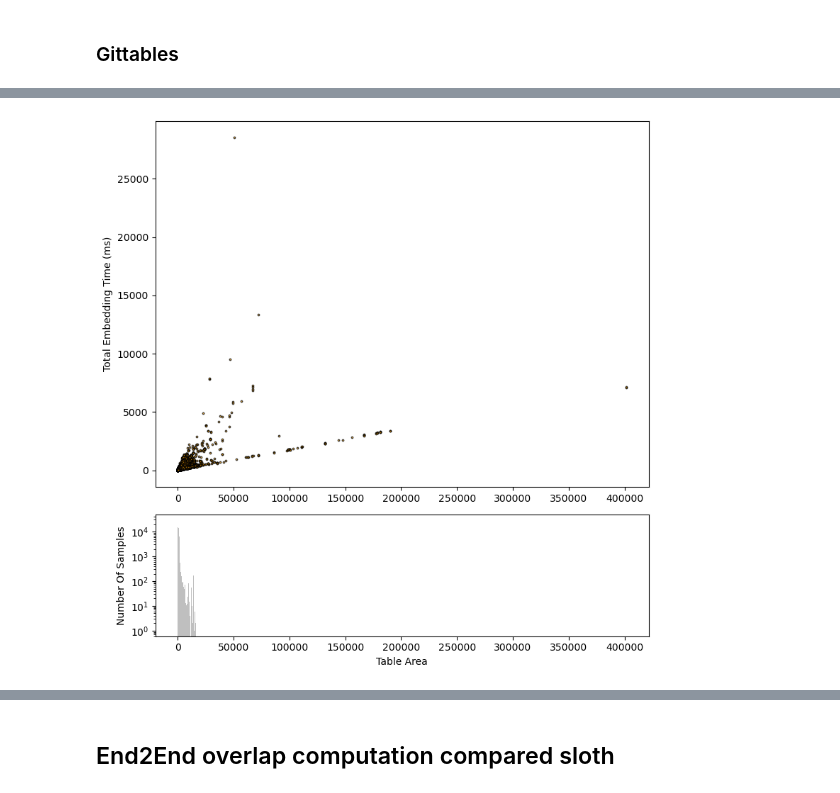
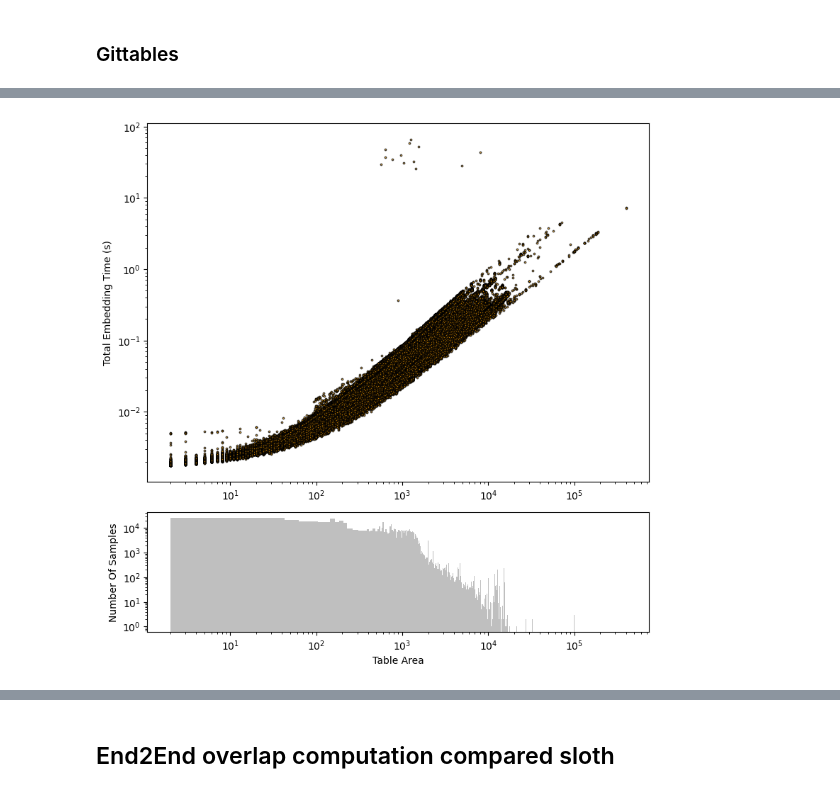
Before and after one commit to frapugna/GNNTE, a Jupyter notebook: _data_visualization.ipynb, the cells around one changed output, grey strips where cells are left out. Saved outputs shown, nothing was run; the diff lists cells and outputs as text; code cells hidden in the pictures.

```diff
--- a/_data_visualization.ipynb
+++ b/_data_visualization.ipynb
@@ -47,7 +15,0 @@ plot_data_distribution('/home/francesco.pugnaloni/GNNTE/Datasets/1_Gittables/lab
-# %%
-with open('/home/francesco.pugnaloni/GNNTE/test_data/t_exec/gen_emb_seq/mixed/emb_speed_git_wiki_full_optimezed_5_iters.pkl', 'rb') as f:
-    results = pickle.load(f)
-with open('/home/francesco.pugnaloni/GNNTE/test_data/t_exec/gen_emb_seq/wikidata/emb_speed_wikidata_1M.pkl','rb') as f:
-    tmp_wiki = pickle.load(f)
-
-res_wiki = {k:results[k] for k in tmp_wiki.keys()}
@@ -62,9 +16,2 @@ visualize_scatter_plot(res_wiki, logx=False, logy=False)
 # %% [markdown]
 ### Gittables
-# %%
-with open('/home/francesco.pugnaloni/GNNTE/test_data/t_exec/gen_emb_seq/mixed/emb_speed_git_wiki_full_optimezed_5_iters.pkl', 'rb') as f:
-    results = pickle.load(f)
-with open('/home/francesco.pugnaloni/GNNTE/test_data/t_exec/gen_emb_seq/gittables/emb_speed_gittables_800k.pkl','rb') as f:
-    tmp_git = pickle.load(f)
-
-res_git = {k:results[k] for k in tmp_git.keys()}
@@ -75,4 +18,7 @@ visualize_scatter_plot(res_git, logx=True, logy=True)
-# %%
-visualize_scatter_plot(res_git, logx=False, logy=False)
-# %% [output]
-[figure, removed]
+# %%
+with open('/home/francesco.pugnaloni/GNNTE/efficiency_embedding_gen/experiments_efficiency_on_gittables_using_wikidata_arm.pkl','rb') as f:
+     res_git = pickle.load(f)
+
+visualize_scatter_plot(res_git, logx=True, logy=True, out_pdf='/home/francesco.pugnaloni/GNNTE/GNNTE/emb_gen_t_exec_gittables.pdf')
+# %% [output]
+[figure, added]
```
Also changed, not shown: parts of 63 cells of this notebook, 24 other files.
